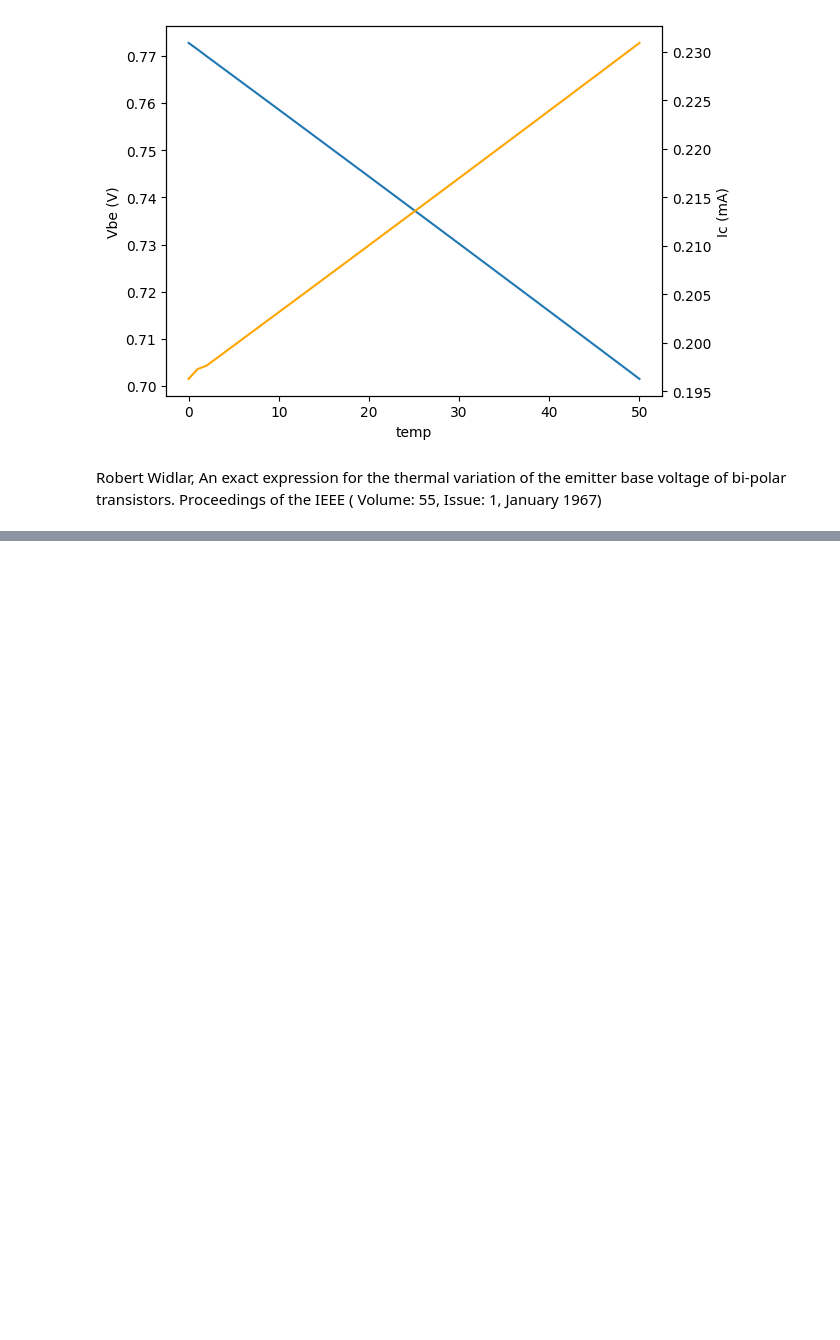
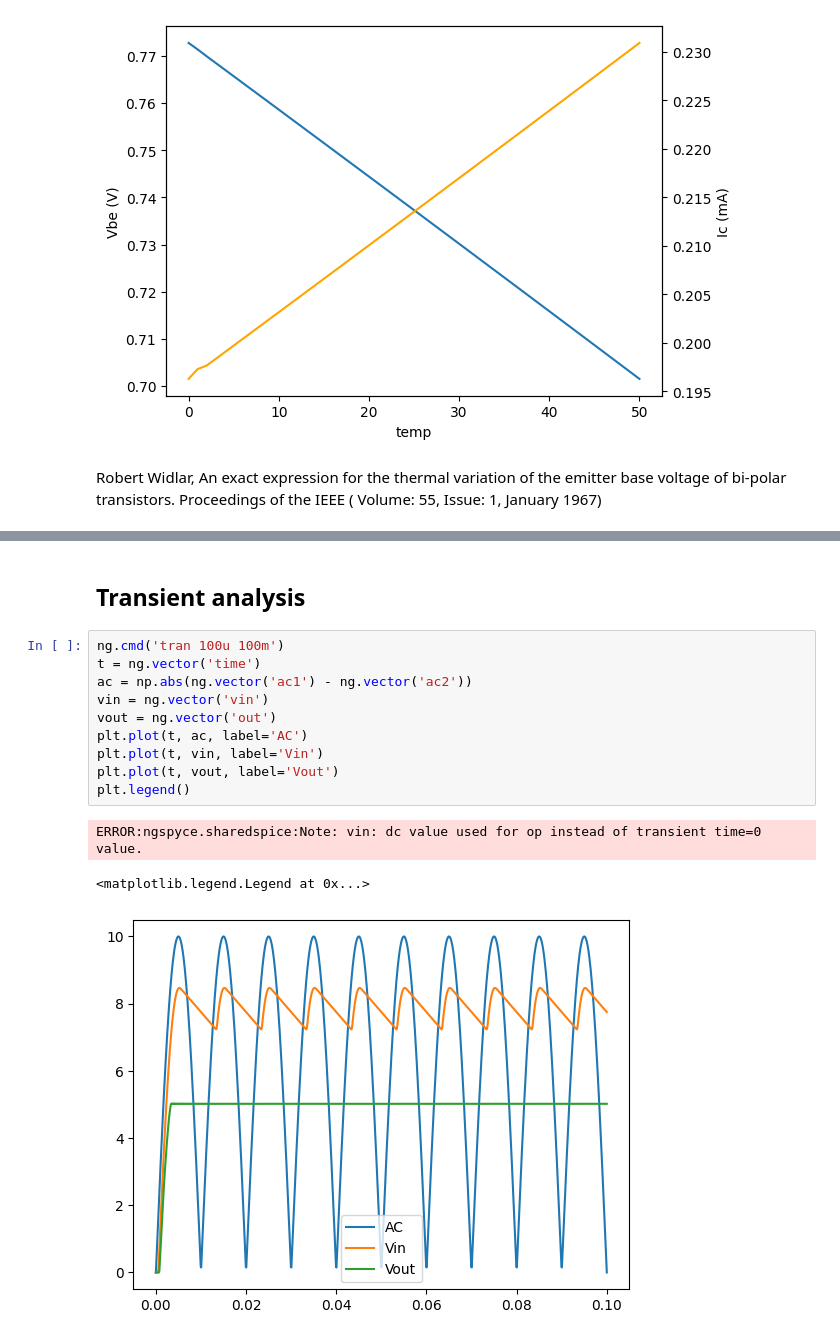
Before and after one commit to chenshuo/notes, a Jupyter notebook: notebooks/AnalogCircuits.ipynb, the cells around one changed output, grey strips where cells are left out. Cells and saved outputs as stored; diff of their text form; blank space fills up the shorter version.

```diff
--- a/notebooks/AnalogCircuits.ipynb
+++ b/notebooks/AnalogCircuits.ipynb
@@ -323,0 +378,16 @@ ERROR:ngspyce.sharedspice:Note: Dynamic gmin stepping completed
+# %% [markdown]
+## Transient analysis
+# %%
+ng.cmd('tran 100u 100m')
+t = ng.vector('time')
+ac = np.abs(ng.vector('ac1') - ng.vector('ac2'))
+vin = ng.vector('vin')
+vout = ng.vector('out')
+plt.plot(t, ac, label='AC')
+plt.plot(t, vin, label='Vin')
+plt.plot(t, vout, label='Vout')
+plt.legend()
+# %% [output]
+ERROR:ngspyce.sharedspice:Note: vin: dc value used for op instead of transient time=0 value.
+<matplotlib.legend.Legend at 0x...>
+[figure, added]
```
Also changed, not shown: parts of 9 cells of this notebook.
